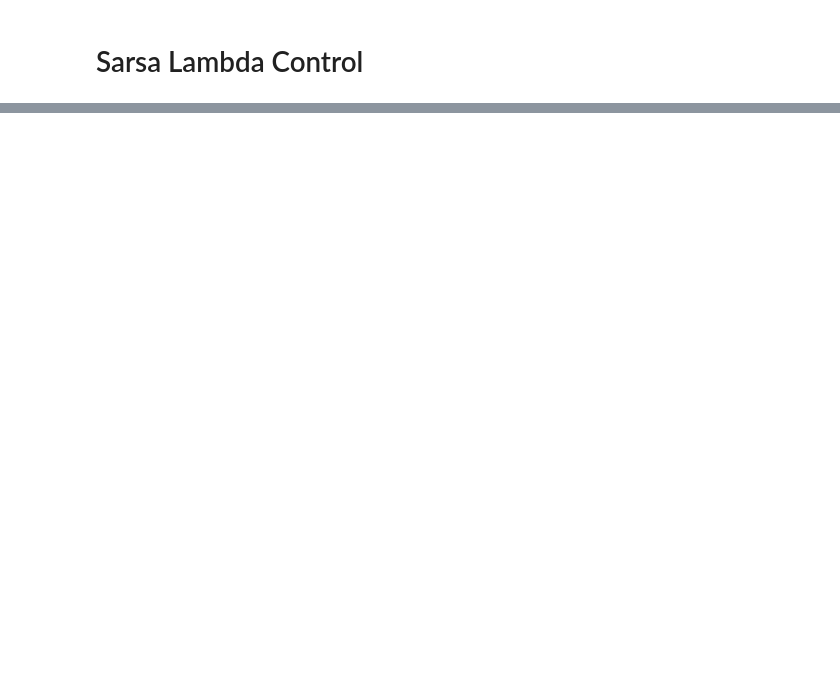
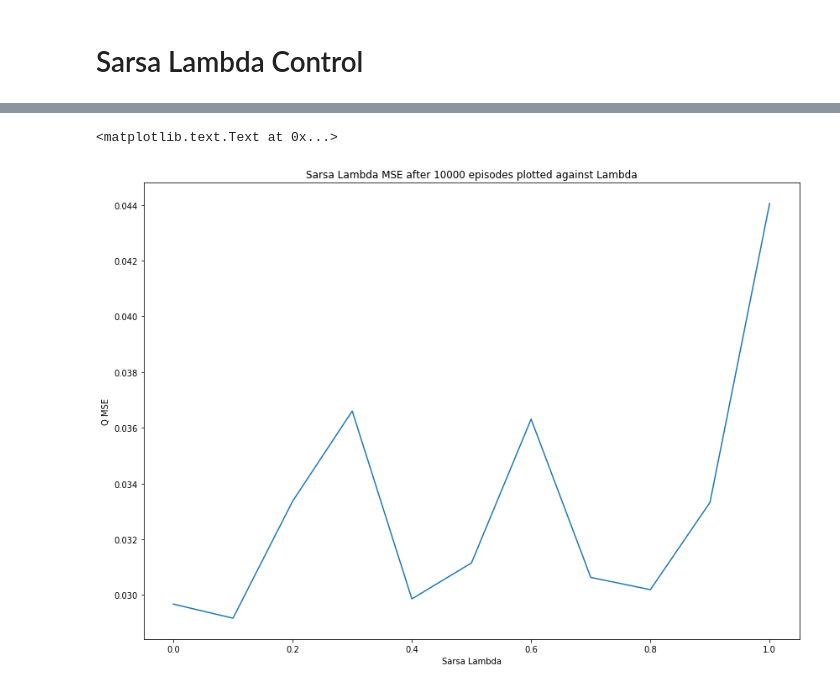
Before and after one commit to ngoodger/RL-Course-easy21, a Jupyter notebook: easy21-question3.ipynb, the cells around one changed output, grey strips where cells are left out. Saved outputs shown, nothing was run; the diff lists cells and outputs as text; code cells hidden in the pictures; blank space fills up the shorter version.

```diff
--- a/easy21-question3.ipynb
+++ b/easy21-question3.ipynb
@@ -27,3 +25,6 @@ Populating the interactive namespace from numpy and matplotlib
+# %%
+# Read in optimal q value determined from monte carlo control.
+q_optimal = pickle.load(open( "q_optimal.p", "rb" ))
 # %%
 q = easy21_table.create_q()
 q_N = easy21_table.create_q()
@@ -120,0 +120,20 @@ plt.title('Expected Future reward for Take action')
+# %%
+sarsa_lambda_values = np.arange(0.0, 1.1, 0.1)
+mse = np.zeros(len(sarsa_lambda_values))
+mse_list = []
+for i, sarsa_lambda in enumerate(sarsa_lambda_values):
+    q = easy21_table.create_q()
+    q_N = easy21_table.create_q()
+    q, q_N, q_list = episode(q, q_N, sarsa_lambda, 10000)
+    if sarsa_lambda == 0.0 or sarsa_lambda == 1.0:
+        mse_list.append(list(map(lambda x:  ((q_optimal - np.max(x, axis=2)) ** 2).mean(), q_list)))
+    max_q = np.max(q, axis=2)
+    mse[i] = ((q_optimal - max_q) ** 2).mean()
+# %%
+plt.plot(sarsa_lambda_values, mse)
+plt.xlabel('Sarsa Lambda')
+plt.ylabel('Q MSE')
+plt.title('Sarsa Lambda MSE after 10000 episodes plotted against Lambda')
+# %% [output]
+<matplotlib.text.Text at 0x...>
+[figure, added]
```
Also changed, not shown: parts of 7 cells of this notebook, 4 other files.
